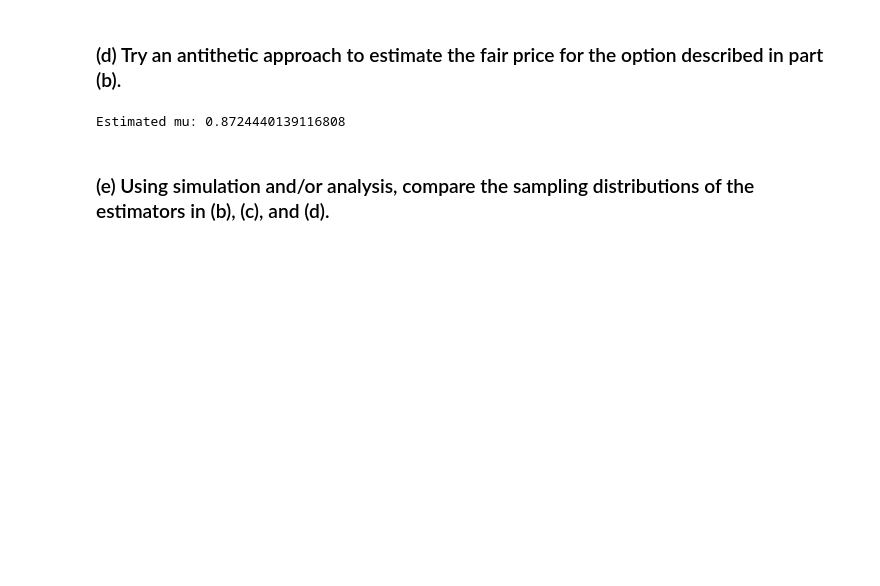
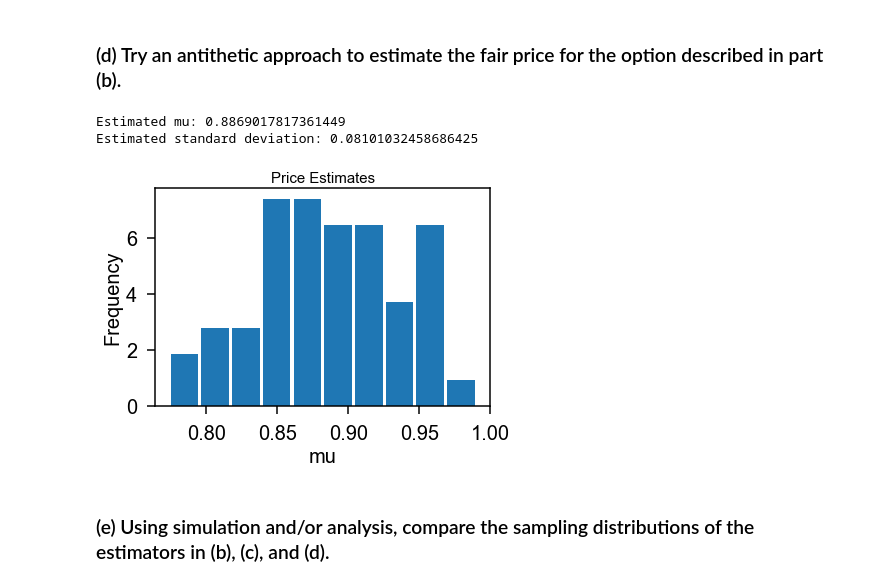
Before and after one commit to rachelsingleton/Math472, a Jupyter notebook: Singleton_HW9.ipynb, the cells around one changed output. Drawn from its saved outputs; the diff is of its cells as text; code cells hidden in the pictures; blank space fills up the shorter version.

```diff
--- a/Singleton_HW9.ipynb
+++ b/Singleton_HW9.ipynb
@@ -104,44 +109,48 @@ Standard Deviation for Control Variate Approach: 0.002408124827259906
 # %% [markdown]
 ### (d) Try an antithetic approach to estimate the fair price for the option described in part (b).
 # %%
-n = 500
-m = 50
+n = 1000
+m = 100
 mu_mc_anti1 = []
 mu_mc_anti2 = []
 theta_mc_anti1 = []
 theta_mc_anti2 = []
 
 for j in range(m):
     A1 = []
     A2 = []
     theta1 = []
     theta2 = []
     for i in range(n):
         S_t1 = [S_0]
         S_t2 = [S_0]
         for k in range(1,T):
             z = norm.rvs(size=1)
             S_t1.append(S_t1[k-1]*np.exp(((r-(sigma**2)/2)/365)+(sigma*z)/np.sqrt(365)))
             S_t2.append(S_t2[k-1]*np.exp(((r-(sigma**2)/2)/365)+(sigma*(-z))/np.sqrt(365)))
-        A1.append(np.exp((-r*T)/365)*max(0,np.mean(S_t1)-K))
-        A2.append(np.exp((-r*T)/365)*max(0,np.mean(S_t2)-K))
+        A1.append(np.exp((-r*T)/365)*max(0,np.mean(S_t1[1:k])-K))
+        A2.append(np.exp((-r*T)/365)*max(0,np.mean(S_t2[1:k])-K))
         theta1.append(np.exp(-r*T/365)*max(0,np.exp(np.mean(np.log(S_t1))) - K))
         theta2.append(np.exp(-r*T/365)*max(0,np.exp(np.mean(np.log(S_t2))) - K))
     mu_mc_anti1.append(np.mean(A1)) # the averaging is the simple monte carlo step
     mu_mc_anti2.append(np.mean(A2))
     theta_mc_anti1.append(np.mean(theta1))
     theta_mc_anti2.append(np.mean(theta2))
 
 #histogram of mu_monte_carlo
+plotting = (np.array(mu_mc_anti1)+np.array(mu_mc_anti2))/2
 plt.figure()
-plt.hist(mu_monte_carlo, density=True,rwidth=0.8)
+plt.hist(plotting, density=True,rwidth=0.9)
 plt.title("Price Estimates",fontsize=15)
 plt.xlabel('mu',fontsize=20)
 plt.ylabel('Frequency',fontsize=20)
 
 print("Estimated mu:",0.5*(np.mean(mu_mc_anti1)+np.mean(mu_mc_anti2)))
-# plt.show()
+print("Estimated standard deviation:",0.5*(np.std(mu_mc_anti1)+np.std(mu_mc_anti2)))
+plt.show()
 # %% [output]
-Estimated mu: 0.8724440139116808
+Estimated mu: 0.8869017817361449
+Estimated standard deviation: 0.08101032458686425
+[figure, added]
 # %% [markdown]
 ### (e) Using simulation and/or analysis, compare the sampling distributions of the estimators in (b), (c), and (d).
```
Also changed, not shown: parts of 6 cells of this notebook.
